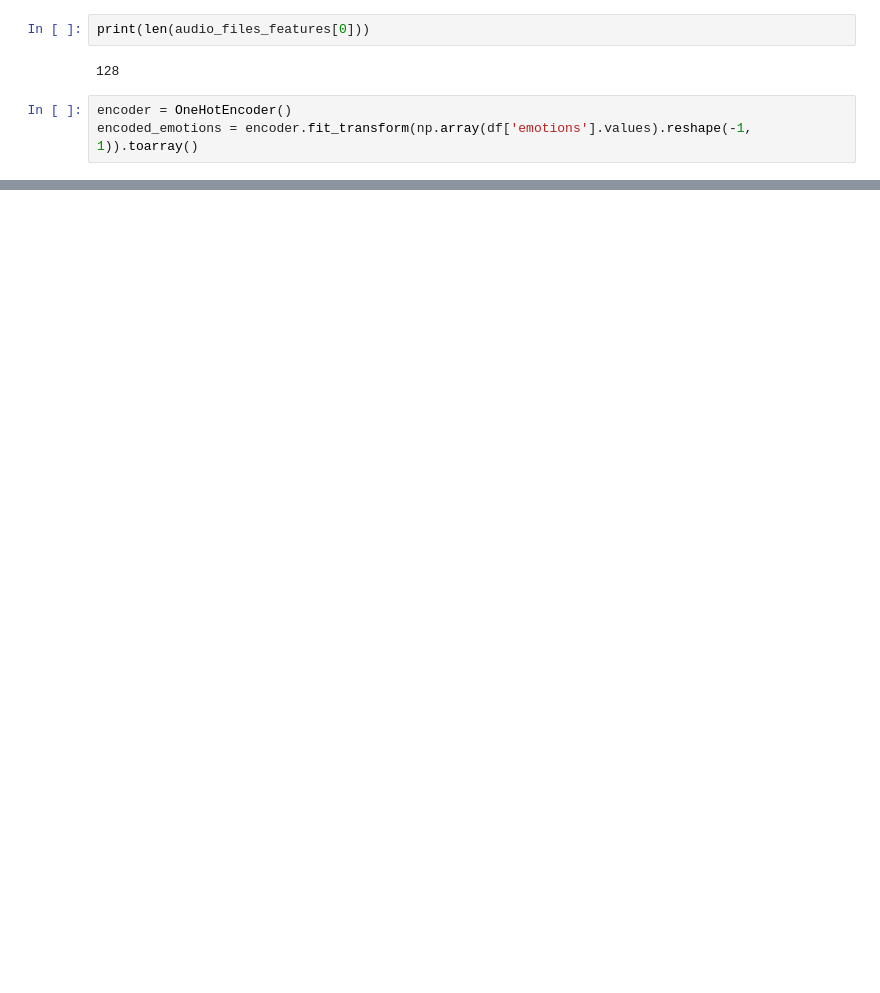
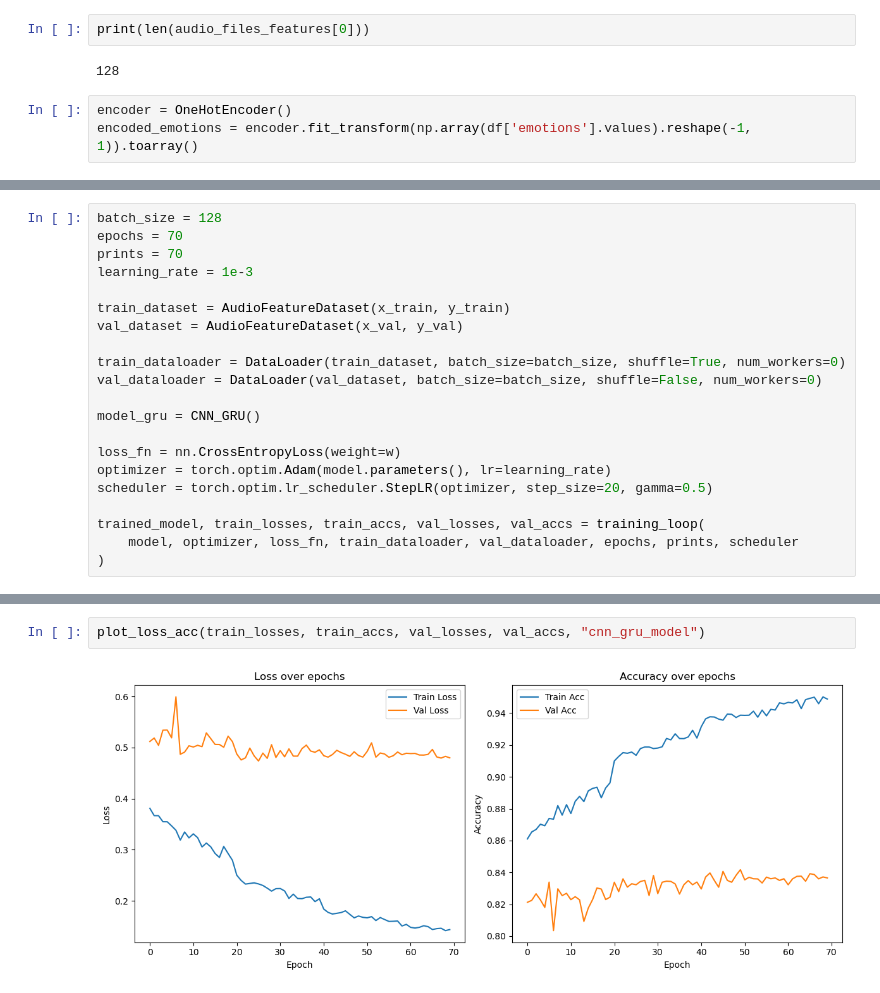
Before and after one commit to NobleBorn/dml-project, a Jupyter notebook: project/project_team_75.ipynb, the cells around one changed output, grey strips where cells are left out. Cells and saved outputs as stored; diff of their text form; blank space fills up the shorter version.

```diff
--- a/project/project_team_75.ipynb
+++ b/project/project_team_75.ipynb
@@ -252,0 +539,21 @@ class CNN(nn.Module):
+# %%
+batch_size = 128
+epochs = 70
+prints = 70
+learning_rate = 1e-3
+
+train_dataset = AudioFeatureDataset(x_train, y_train)
+val_dataset = AudioFeatureDataset(x_val, y_val)
+
+train_dataloader = DataLoader(train_dataset, batch_size=batch_size, shuffle=True, num_workers=0)
+val_dataloader = DataLoader(val_dataset, batch_size=batch_size, shuffle=False, num_workers=0)
+
+model_gru = CNN_GRU()
+
+loss_fn = nn.CrossEntropyLoss(weight=w)
+optimizer = torch.optim.Adam(model.parameters(), lr=learning_rate)
+scheduler = torch.optim.lr_scheduler.StepLR(optimizer, step_size=20, gamma=0.5)
+
+trained_model, train_losses, train_accs, val_losses, val_accs = training_loop(
+    model, optimizer, loss_fn, train_dataloader, val_dataloader, epochs, prints, scheduler
+)
@@ -252,0 +578,4 @@ class CNN(nn.Module):
+# %%
+plot_loss_acc(train_losses, train_accs, val_losses, val_accs, "cnn_gru_model")
+# %% [output]
+[figure, added]
```
Also changed, not shown: parts of 23 cells of this notebook.
